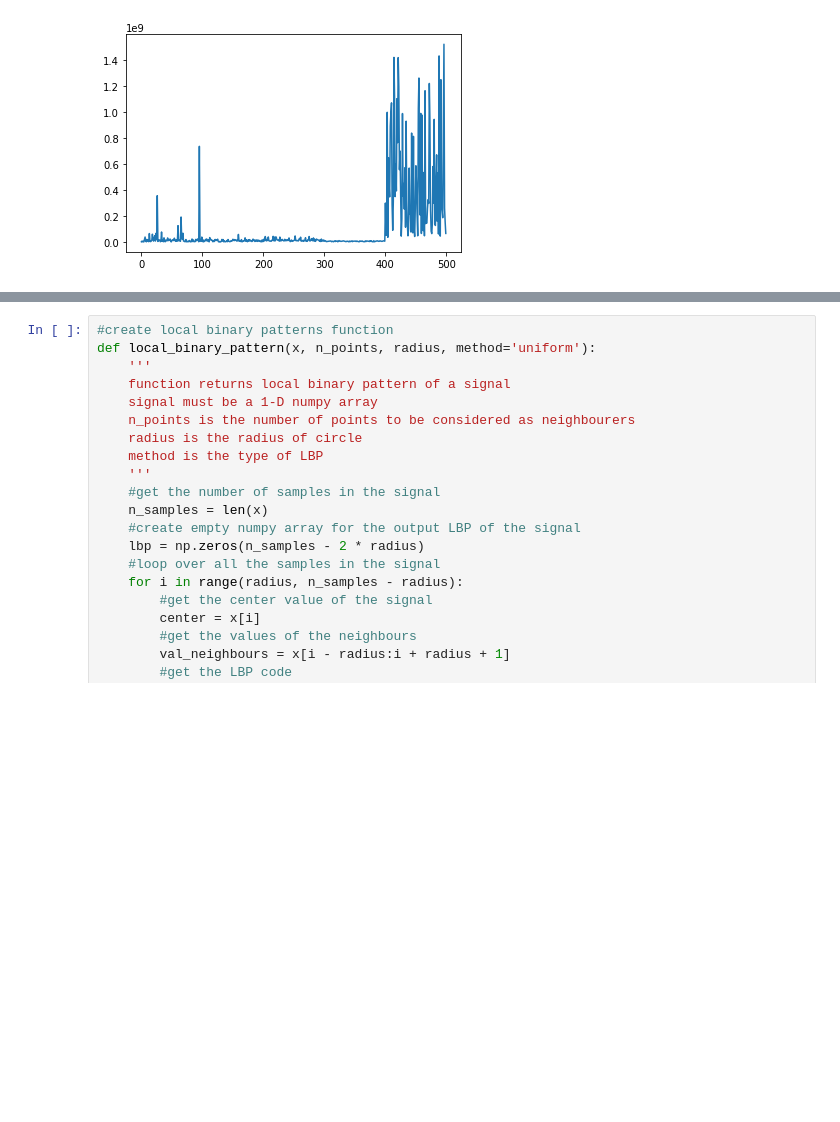
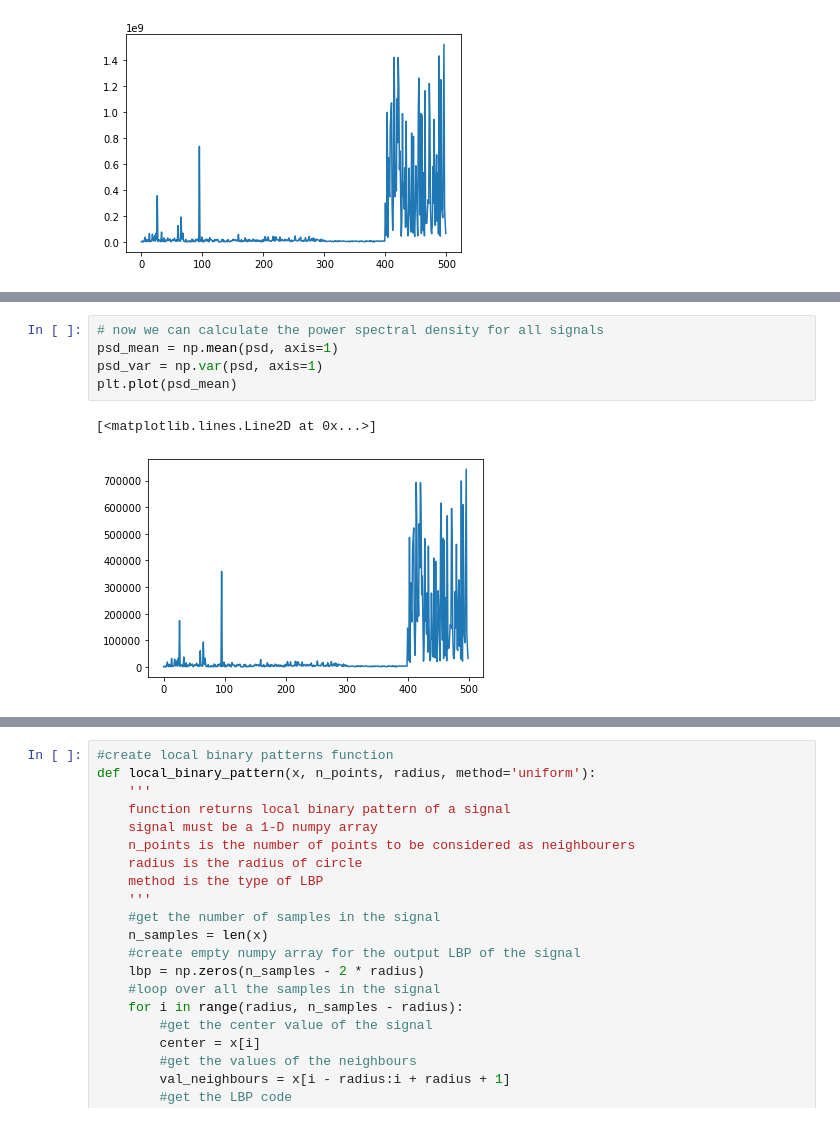
Before and after one commit to DevNerds2020/EEG-signals-machine-learning, a Jupyter notebook: pre-proc.ipynb, the cells around one changed output, grey strips where cells are left out. Drawn from its saved outputs; the diff is of its cells as text; blank space fills up the shorter version.

```diff
--- a/pre-proc.ipynb
+++ b/pre-proc.ipynb
@@ -267,0 +308,8 @@ plt.plot(energy)
+# %%
+# now we can calculate the power spectral density for all signals
+psd_mean = np.mean(psd, axis=1)
+psd_var = np.var(psd, axis=1)
+plt.plot(psd_mean)
+# %% [output]
+[<matplotlib.lines.Line2D at 0x...>]
+[figure, added]
```
Also changed, not shown: parts of 46 cells of this notebook.
